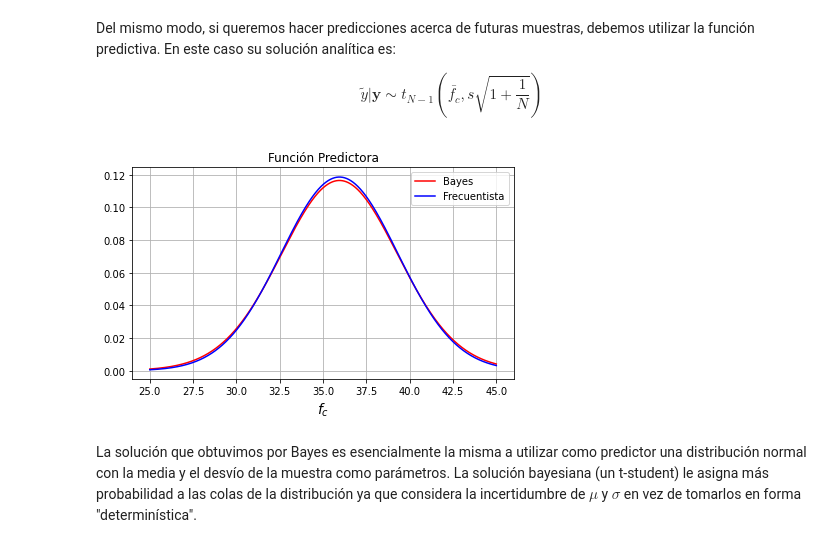
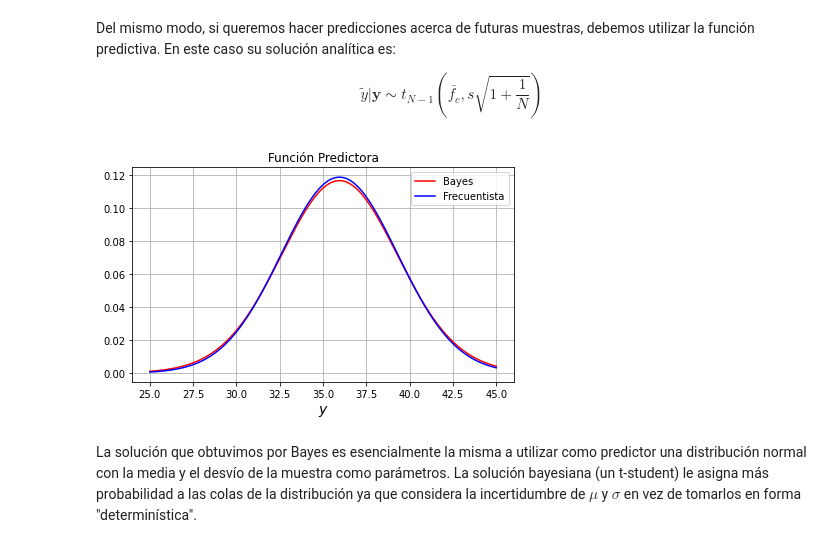
Before and after one commit to mbalbi/ciencia_de_datos, a Jupyter notebook: notebooks/practica_4.ipynb, the cells around one changed output. Saved outputs shown, nothing was run; the diff lists cells and outputs as text; code cells hidden in the pictures.

```diff
--- a/notebooks/practica_4.ipynb
+++ b/notebooks/practica_4.ipynb
@@ -179,24 +179,24 @@ y_post = st.t( N-1, loc=fmean, scale=fstd*np.sqrt(1+1/N))
 # %%
 x = np.linspace(25,45,4001)
 
 # Solucion frecuentista
 Freq = st.norm(fmean,fstd)
 
 # Plot
 fig = plt.figure( figsize=(6,4))
 plt.plot(x, y_post.pdf(x), color='r',label='Bayes')
-plt.xlabel(r'$f_{c}$', fontsize=14)
+plt.xlabel(r'$y$', fontsize=14)
 plt.grid()
 
 plt.plot(x, Freq.pdf(x), color='b',label='Frecuentista')
 plt.legend()
 
 plt.title('Función Predictora')
 
 fig.tight_layout()
 plt.show()
 # %% [output]
-[figure, old version]
+[figure, new version]
 # %% [markdown]
 La solución que obtuvimos por Bayes es esencialmente la misma a utilizar como predictor una distribución normal con la media y el desvío de la muestra como parámetros. La solución bayesiana (un t-student) le asigna más probabilidad a las colas de la distribución ya que considera la incertidumbre de $\mu$ y $\sigma$ en vez de tomarlos en forma "determinística".
 # %% [markdown]
```
Also changed, not shown: parts of 6 cells of this notebook.
